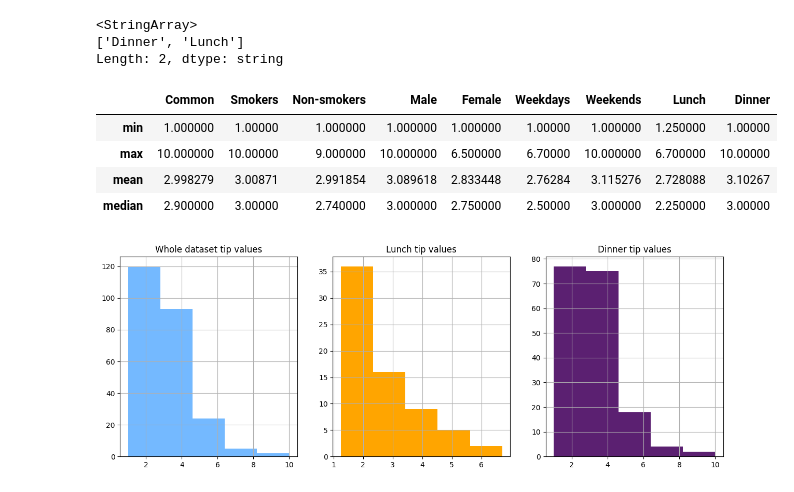
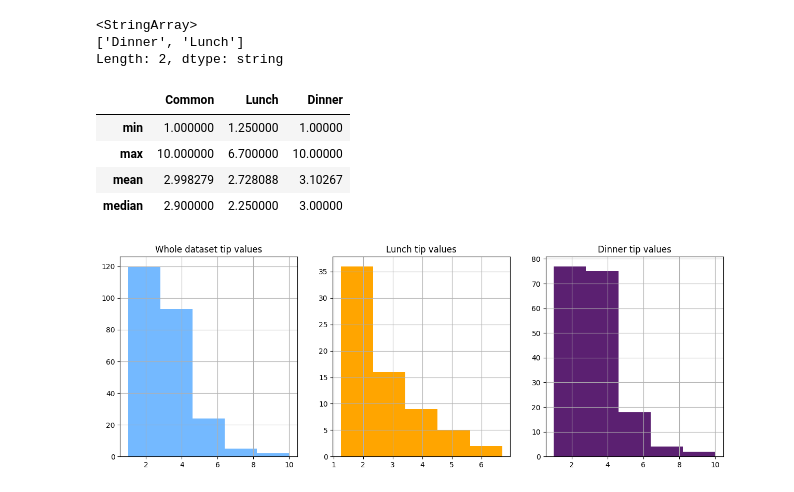
Before and after one commit to JaniceTrang/Python_Restaurant_tip, a Jupyter notebook: 20Sep_Restaurant_tips_analysis.ipynb, the cells around one changed output. Drawn from its saved outputs; the diff is of its cells as text; code cells hidden in the pictures.

```diff
--- a/20Sep_Restaurant_tips_analysis.ipynb
+++ b/20Sep_Restaurant_tips_analysis.ipynb
@@ -576,13 +576,13 @@ time_vals_dict = {
 # %%
 all_mct['Lunch'] = time_vals_dict['Lunch']
 all_mct['Dinner'] = time_vals_dict['Dinner']
-all_mct
+all_mct[['Common','Lunch','Dinner']]
 # %% [output]
-|  | Common | Smokers | Non-smokers | Male | Female | Weekdays | Weekends | Lunch | Dinner |
-| min | 1.000000 | 1.00000 | 1.000000 | 1.000000 | 1.000000 | 1.00000 | 1.000000 | 1.250000 | 1.00000 |
-| max | 10.000000 | 10.00000 | 9.000000 | 10.000000 | 6.500000 | 6.70000 | 10.000000 | 6.700000 | 10.00000 |
-| mean | 2.998279 | 3.00871 | 2.991854 | 3.089618 | 2.833448 | 2.76284 | 3.115276 | 2.728088 | 3.10267 |
-| median | 2.900000 | 3.00000 | 2.740000 | 3.000000 | 2.750000 | 2.50000 | 3.000000 | 2.250000 | 3.00000 |
+|  | Common | Lunch | Dinner |
+| min | 1.000000 | 1.250000 | 1.00000 |
+| max | 10.000000 | 6.700000 | 10.00000 |
+| mean | 2.998279 | 2.728088 | 3.10267 |
+| median | 2.900000 | 2.250000 | 3.00000 |
 # %%
 figure, axis = plt.subplots(1,3, figsize = (15,5))
 axis[0].hist(df['tip'], bins = 5, color = '#74b9ff')
```
Also changed, not shown: parts of 9 cells of this notebook.
